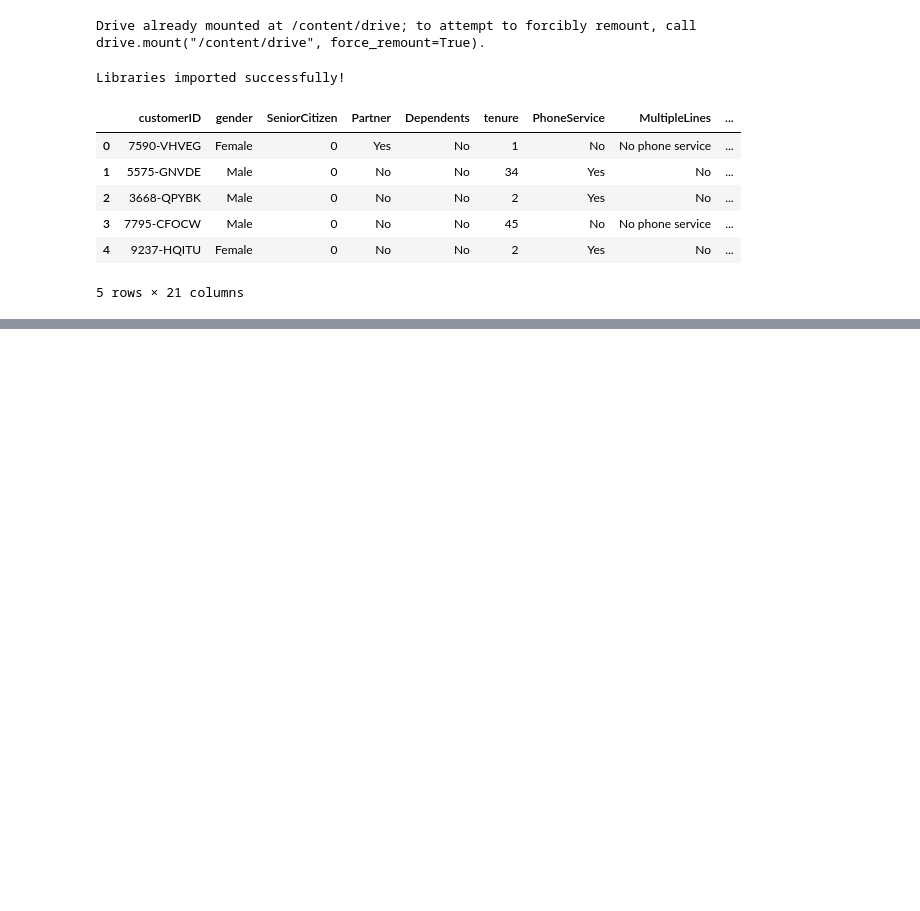
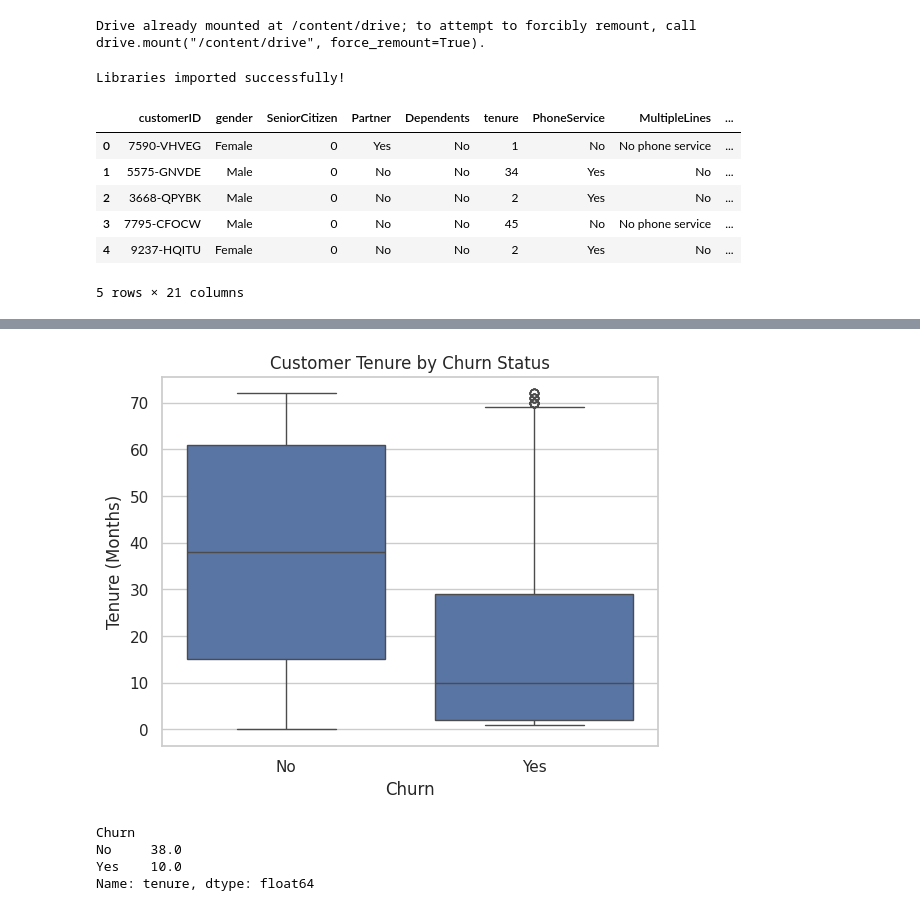
Before and after one commit to Tharul-Fernando/CM2604-Telco-Customer-Churn, a Jupyter notebook: 01_EDA_Telco_Churn.ipynb, the cells around one changed output, grey strips where cells are left out. Cells and saved outputs as stored; diff of their text form; code cells hidden in the pictures; blank space fills up the shorter version.

```diff
--- a/01_EDA_Telco_Churn.ipynb
+++ b/01_EDA_Telco_Churn.ipynb
@@ -35,0 +261,23 @@ display(df.head())
+# %%
+sns.boxplot(
+    data = df,
+    x = "Churn",
+    y = "tenure",
+    order = ["No", "Yes"]
+)
+
+plt.title("Customer Tenure by Churn Status")
+plt.xlabel("Churn")
+plt.ylabel("Tenure (Months)")
+
+plt.show()
+
+print()
+# Calculate median tenure by churn status
+print(df.groupby("Churn")["tenure"].median())
+# %% [output]
+[figure, added]
+Churn
+No     38.0
+Yes    10.0
+Name: tenure, dtype: float64
```
Also changed, not shown: parts of 19 cells of this notebook.
